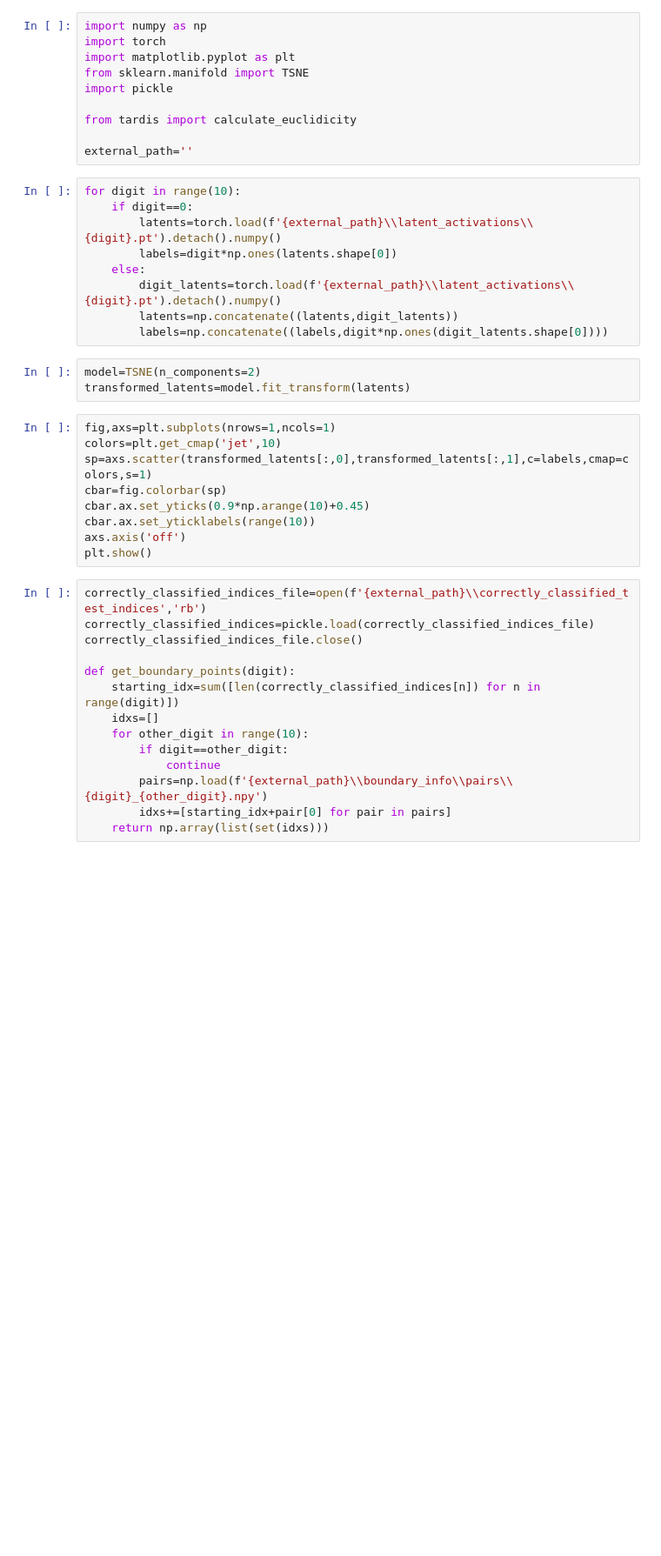
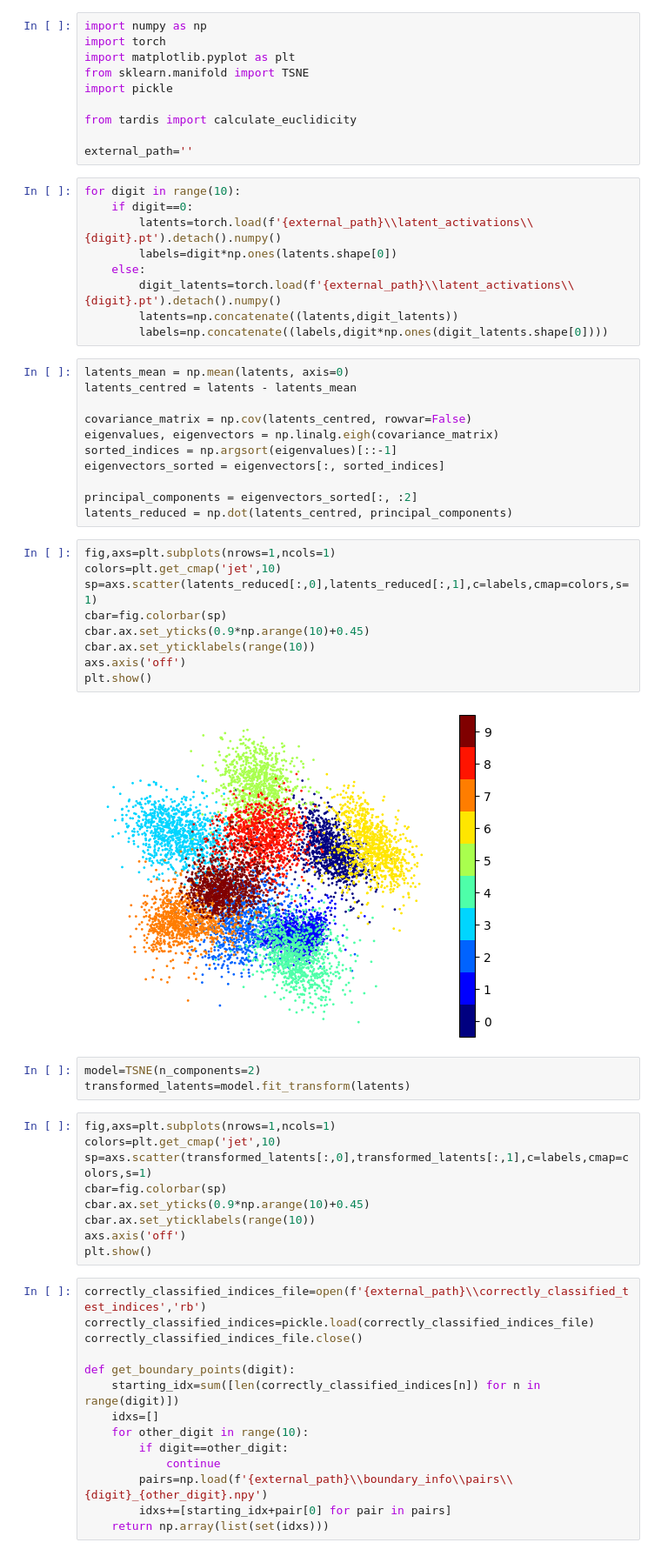
Before and after one commit to ThomasWalker1/concept_boundary_vectors, a Jupyter notebook: cnn/concept_homogeneity.ipynb, the cells around one changed output. Shown at 87% size. Drawn from its saved outputs; the diff is of its cells as text; blank space fills up the shorter version.

Commit message:
svd plot

```diff
--- a/cnn/concept_homogeneity.ipynb
+++ b/cnn/concept_homogeneity.ipynb
@@ -17,6 +17,28 @@ for digit in range(10):
         digit_latents=torch.load(f'{external_path}\\latent_activations\\{digit}.pt').detach().numpy()
         latents=np.concatenate((latents,digit_latents))
         labels=np.concatenate((labels,digit*np.ones(digit_latents.shape[0])))
+# %%
+latents_mean = np.mean(latents, axis=0)
+latents_centred = latents - latents_mean
+
+covariance_matrix = np.cov(latents_centred, rowvar=False)
+eigenvalues, eigenvectors = np.linalg.eigh(covariance_matrix)
+sorted_indices = np.argsort(eigenvalues)[::-1]
+eigenvectors_sorted = eigenvectors[:, sorted_indices]
+
+principal_components = eigenvectors_sorted[:, :2]
+latents_reduced = np.dot(latents_centred, principal_components)
+# %%
+fig,axs=plt.subplots(nrows=1,ncols=1)
+colors=plt.get_cmap('jet',10)
+sp=axs.scatter(latents_reduced[:,0],latents_reduced[:,1],c=labels,cmap=colors,s=1)
+cbar=fig.colorbar(sp)
+cbar.ax.set_yticks(0.9*np.arange(10)+0.45)
+cbar.ax.set_yticklabels(range(10))
+axs.axis('off')
+plt.show()
+# %% [output]
+[figure, added]
 # %%
 model=TSNE(n_components=2)
 transformed_latents=model.fit_transform(latents)
```
Also changed, not shown: 1 other file.
